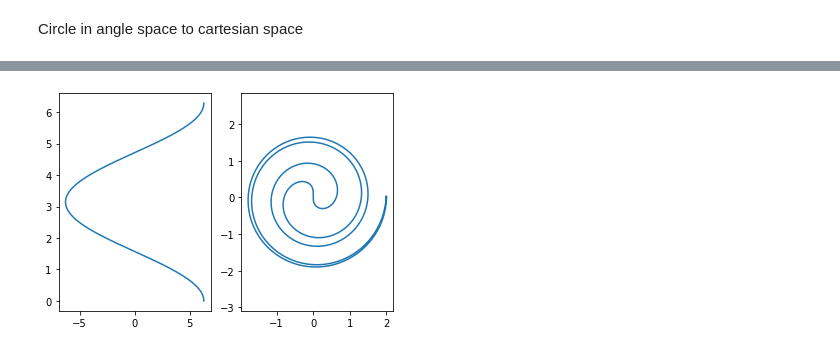
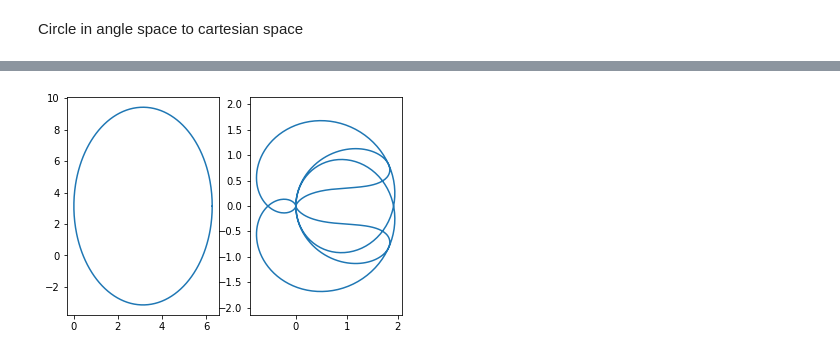
Before and after one commit to Tsmorz/cs5335, a Jupyter notebook: Personal/q2cart.ipynb, the cells around one changed output, grey strips where cells are left out. Drawn from its saved outputs; the diff is of its cells as text; code cells hidden in the pictures.

```diff
--- a/Personal/q2cart.ipynb
+++ b/Personal/q2cart.ipynb
@@ -64,5 +64,4 @@ def qsin(Links,A):
     return
 # %%
 Links = [1,1]
-A = [1,0,1,0]
-qcircle(Links,A)
+A = [1,1,2,1]
@@ -71,6 +68,4 @@ qcircle(Links,A)
-# %%
-Links = [1,1]
-A = [2,0,2,0]
-qcircle(Links,A)
-# %% [output]
-[figure, removed]
+# %%
+qcossin(Links,A)
+# %% [output]
+[figure, added]
```
Also changed, not shown: parts of 5 cells of this notebook.
